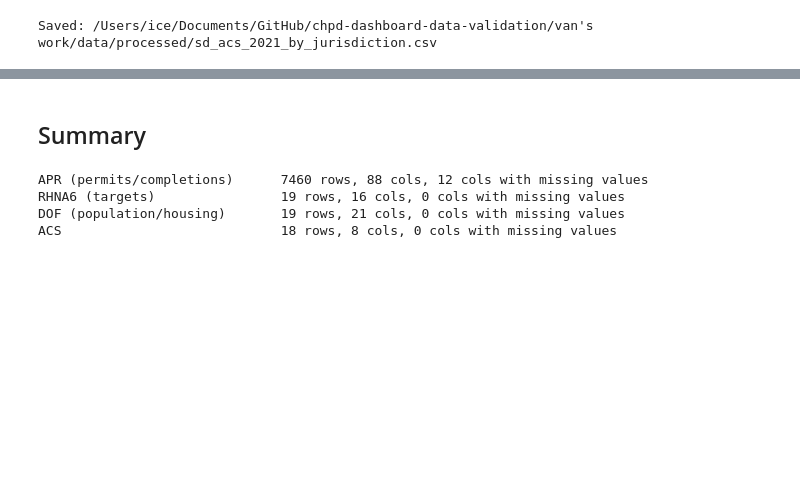
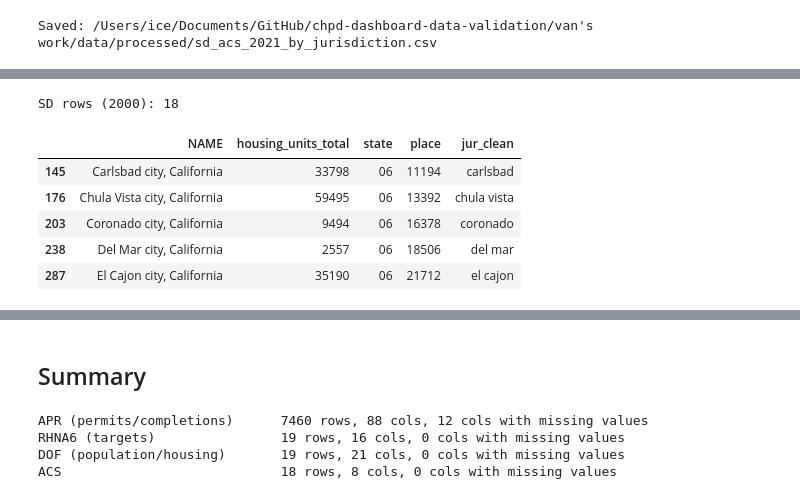
Before and after one commit to laurenthanhvo/chpd-dashboard-data-validation, a Jupyter notebook: van's work/notebooks/rhna_housing_production.ipynb, the cells around one changed output, grey strips where cells are left out. Drawn from its saved outputs; the diff is of its cells as text; code cells hidden in the pictures; blank space fills up the shorter version.

```diff
--- a/van's work/notebooks/rhna_housing_production.ipynb
+++ b/van's work/notebooks/rhna_housing_production.ipynb
@@ -1023,0 +1035,26 @@ Saved: /Users/ice/Documents/GitHub/chpd-dashboard-data-validation/van's work/dat
+# %%
+census_2000_url = "https://api.census.gov/data/2000/dec/sf1"
+params_2000 = {
+    "get": "NAME,H001001",
+    "for": "place:*",
+    "in": f"state:{CALIFORNIA_STATE_FIPS}",
+    "key": CENSUS_API_KEY,
+}
+
+census_2000_raw = get_json(census_2000_url, params=params_2000)
+census_2000_df = pd.DataFrame(census_2000_raw[1:], columns=census_2000_raw[0])
+census_2000_df = census_2000_df.rename(columns={"H001001": "housing_units_total"})
+census_2000_df["housing_units_total"] = pd.to_numeric(census_2000_df["housing_units_total"], errors="coerce")
+census_2000_df["jur_clean"] = census_2000_df["NAME"].str.replace(r" city, California$", "", regex=True).map(normalize_jurisdiction)
+
+sd_census_2000 = census_2000_df[census_2000_df["jur_clean"].isin(sd_jur_keys)].copy()
+print("SD rows (2000):", len(sd_census_2000))
+sd_census_2000.head()
+# %% [output]
+SD rows (2000): 18
+|  | NAME | housing_units_total | state | place | jur_clean |
+| 145 | Carlsbad city, California | 33798 | 06 | 11194 | carlsbad |
+| 176 | Chula Vista city, California | 59495 | 06 | 13392 | chula vista |
+| 203 | Coronado city, California | 9494 | 06 | 16378 | coronado |
+| 238 | Del Mar city, California | 2557 | 06 | 18506 | del mar |
+| 287 | El Cajon city, California | 35190 | 06 | 21712 | el cajon |
```
Also changed, not shown: parts of 7 cells of this notebook, 4 other files.
